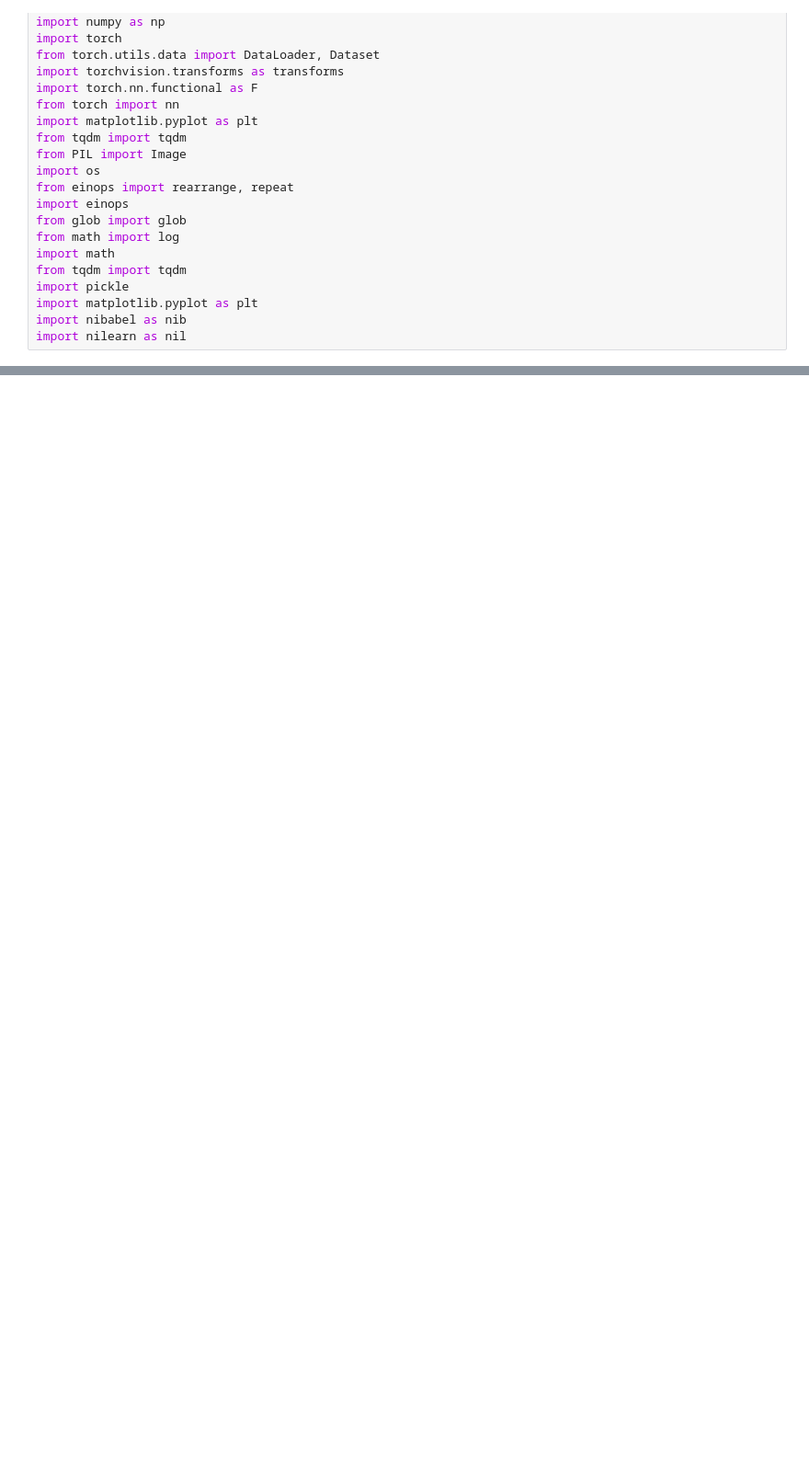
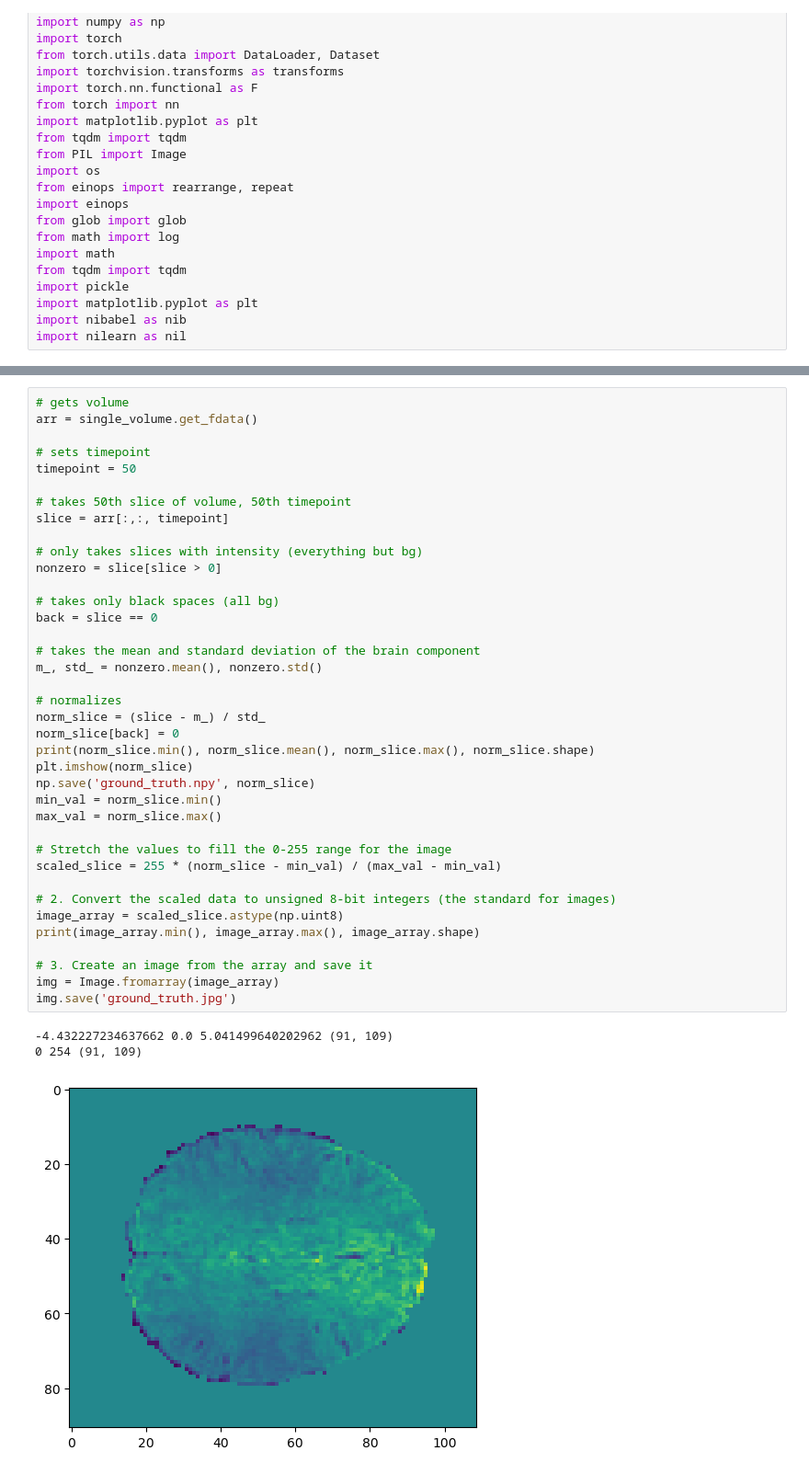
Before and after one commit to emicscs/SENeFR, a Jupyter notebook: src/static_slices.ipynb, the cells around one changed output, grey strips where cells are left out. Shown: that part at 92% size. Cells and saved outputs as stored; diff of their text form; blank space fills up the shorter version.

```diff
--- a/src/static_slices.ipynb
+++ b/src/static_slices.ipynb
@@ -287,0 +117,42 @@ memory usage: 232.6 KB
+# %%
+# gets volume
+arr = single_volume.get_fdata()
+
+# sets timepoint
+timepoint = 50
+
+# takes 50th slice of volume, 50th timepoint
+slice = arr[:,:, timepoint]
+
+# only takes slices with intensity (everything but bg)
+nonzero = slice[slice > 0]
+
+# takes only black spaces (all bg)
+back = slice == 0
+
+# takes the mean and standard deviation of the brain component
+m_, std_ = nonzero.mean(), nonzero.std()
+
+# normalizes
+norm_slice = (slice - m_) / std_
+norm_slice[back] = 0
+print(norm_slice.min(), norm_slice.mean(), norm_slice.max(), norm_slice.shape)
+plt.imshow(norm_slice)
+np.save('ground_truth.npy', norm_slice)
+min_val = norm_slice.min()
+max_val = norm_slice.max()
+
+# Stretch the values to fill the 0-255 range for the image
+scaled_slice = 255 * (norm_slice - min_val) / (max_val - min_val)
+
+# 2. Convert the scaled data to unsigned 8-bit integers (the standard for images)
+image_array = scaled_slice.astype(np.uint8)
+print(image_array.min(), image_array.max(), image_array.shape)
+
+# 3. Create an image from the array and save it
+img = Image.fromarray(image_array)
+img.save('ground_truth.jpg')
+# %% [output]
+-4.432227234637662 0.0 5.041499640202962 (91, 109)
+0 254 (91, 109)
+[figure, added]
```
Also changed, not shown: parts of 24 cells of this notebook, 10 other files.
